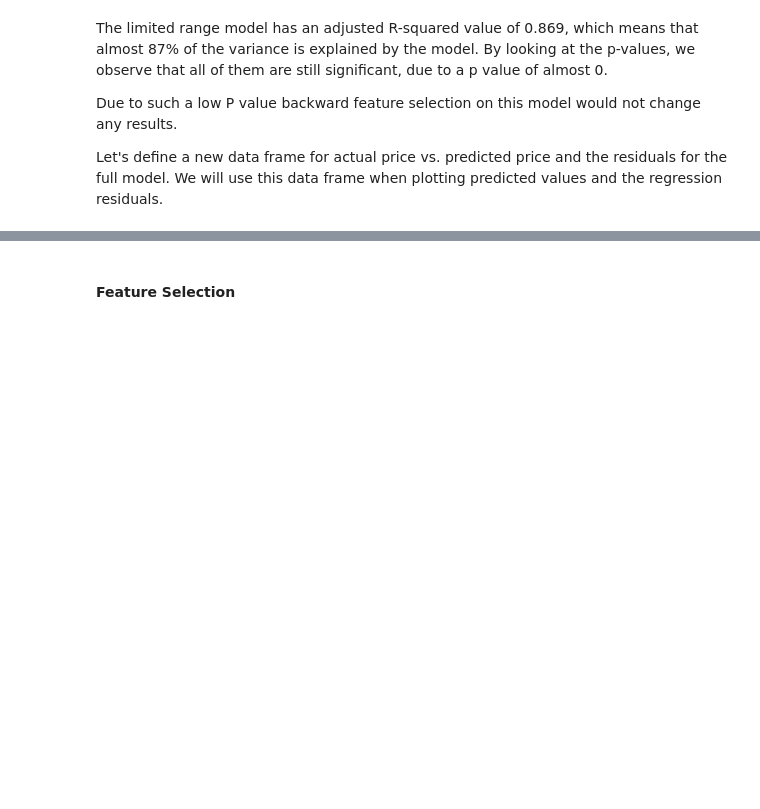
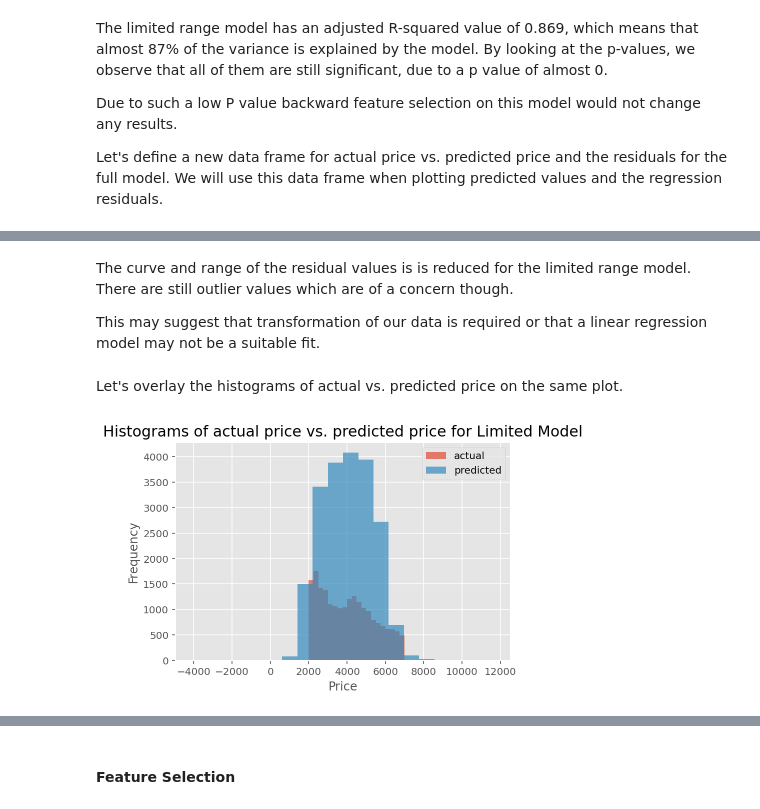
Before and after one commit to gabbagabbagool/rmit-diamonds, a Jupyter notebook: Phase2_Report.ipynb, the cells around one changed output, grey strips where cells are left out. Cells and saved outputs as stored; diff of their text form; code cells hidden in the pictures; blank space fills up the shorter version.

```diff
--- a/Phase2_Report.ipynb
+++ b/Phase2_Report.ipynb
@@ -751,0 +782,16 @@ NameError: name 'plt' is not defined
+# %% [markdown]
+The curve and range of the residual values is is reduced for the limited range model. There are still outlier values which are of a concern though.
+
+This may suggest that transformation of our data is required or that a linear regression model may not be a suitable fit.
+# %% [markdown]
+Let's overlay the histograms of actual vs. predicted price on the same plot.
+# %%
+plt.hist(residuals_range['actual'], label='actual', bins=20, alpha=0.7);
+plt.hist(residuals_range['predicted'], label='predicted', bins=20, alpha=0.7);
+plt.xlabel('Price');
+plt.ylabel('Frequency');
+plt.title('Histograms of actual price vs. predicted price for Limited Model', fontsize=15);
+plt.legend()
+plt.show();
+# %% [output]
+[figure, added]
```
Also changed, not shown: parts of 50 cells of this notebook.
